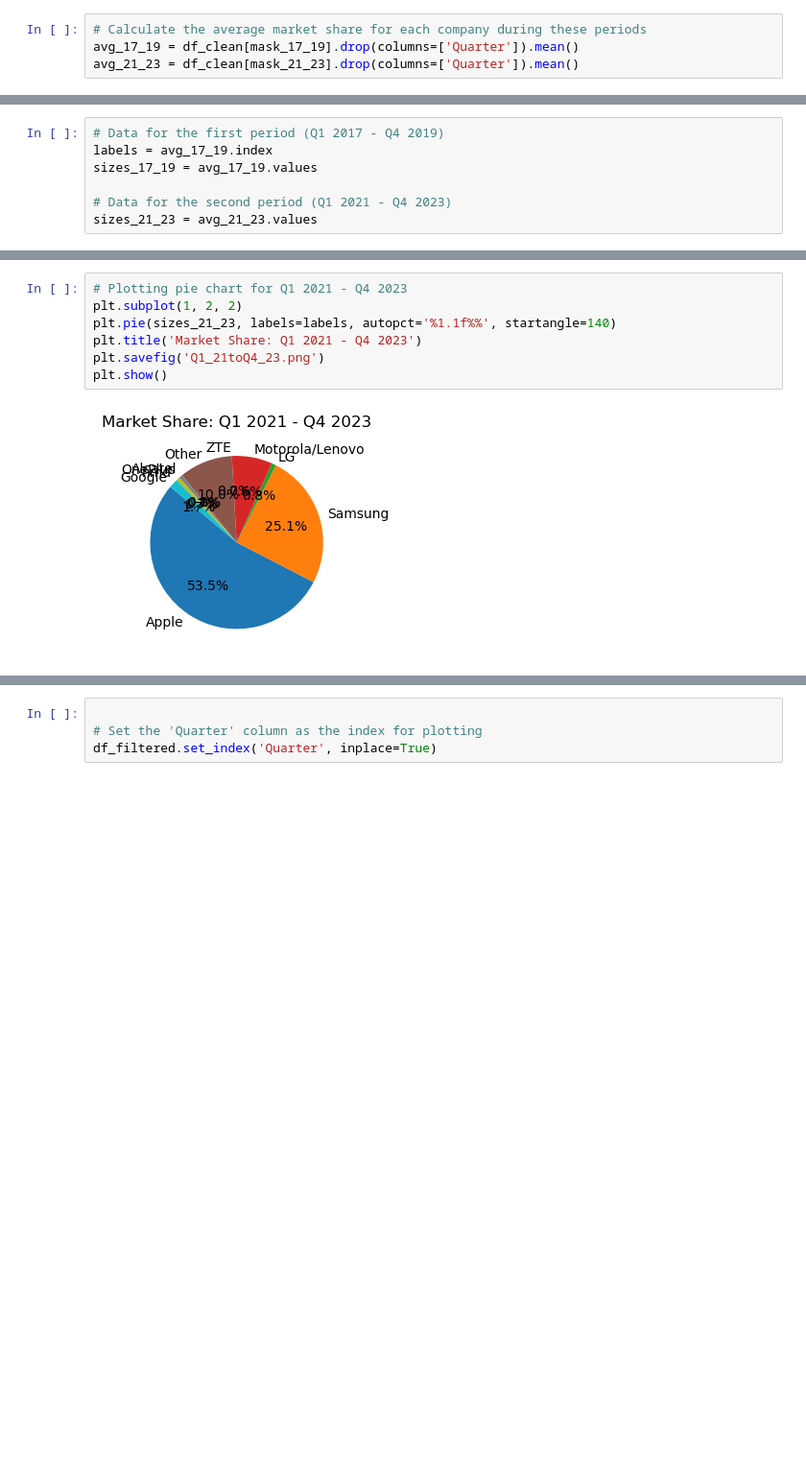
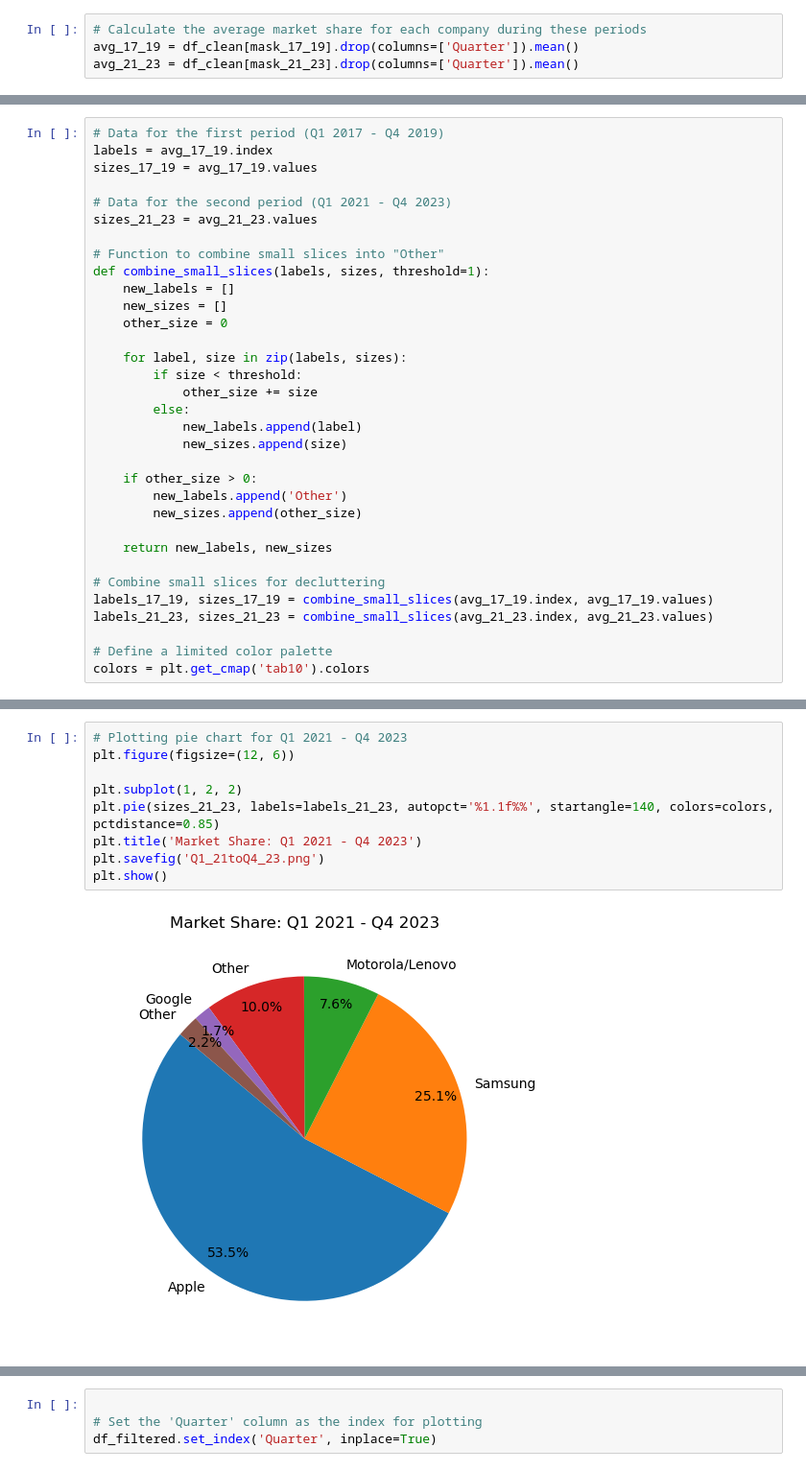
Before and after one commit to Jeniquef/stock-Analysis_t2, a Jupyter notebook: vinaydataq6.ipynb, the cells around one changed output, grey strips where cells are left out. Shown: that part at 96% size. Drawn from its saved outputs; the diff is of its cells as text; blank space fills up the shorter version.

```diff
--- a/vinaydataq6.ipynb
+++ b/vinaydataq6.ipynb
@@ -71,3 +71,29 @@ sizes_17_19 = avg_17_19.values
 
 # Data for the second period (Q1 2021 - Q4 2023)
 sizes_21_23 = avg_21_23.values
+
+# Function to combine small slices into "Other"
+def combine_small_slices(labels, sizes, threshold=1):
+    new_labels = []
+    new_sizes = []
+    other_size = 0
+
+    for label, size in zip(labels, sizes):
+        if size < threshold:
+            other_size += size
+        else:
+            new_labels.append(label)
+            new_sizes.append(size)
+
+    if other_size > 0:
+        new_labels.append('Other')
+        new_sizes.append(other_size)
+
+    return new_labels, new_sizes
+
+# Combine small slices for decluttering
+labels_17_19, sizes_17_19 = combine_small_slices(avg_17_19.index, avg_17_19.values)
+labels_21_23, sizes_21_23 = combine_small_slices(avg_21_23.index, avg_21_23.values)
+
+# Define a limited color palette
+colors = plt.get_cmap('tab10').colors
@@ -87,12 +111,14 @@ plt.show()
 # %%
 # Plotting pie chart for Q1 2021 - Q4 2023
+plt.figure(figsize=(12, 6))
+
 plt.subplot(1, 2, 2)
-plt.pie(sizes_21_23, labels=labels, autopct='%1.1f%%', startangle=140)
+plt.pie(sizes_21_23, labels=labels_21_23, autopct='%1.1f%%', startangle=140, colors=colors, pctdistance=0.85)
 plt.title('Market Share: Q1 2021 - Q4 2023')
 plt.savefig('Q1_21toQ4_23.png')
 plt.show()
 # %% [output]
-[figure, old version]
+[figure, new version]
 # %%
 # Filter the data for the period Q1 2017 - Q4 2023
 mask = (df_clean['Quarter'] >= pd.Period('2017Q1')) & (df_clean['Quarter'] <= pd.Period('2023Q4'))
```
Also changed, not shown: parts of 4 cells of this notebook, 2 other files.
